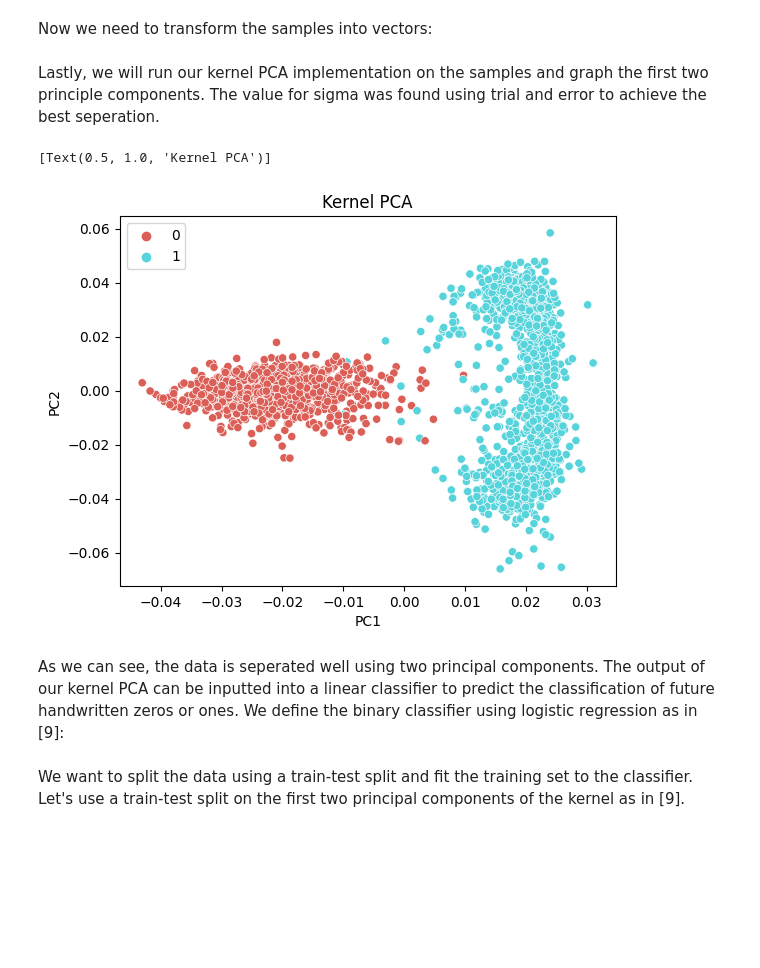
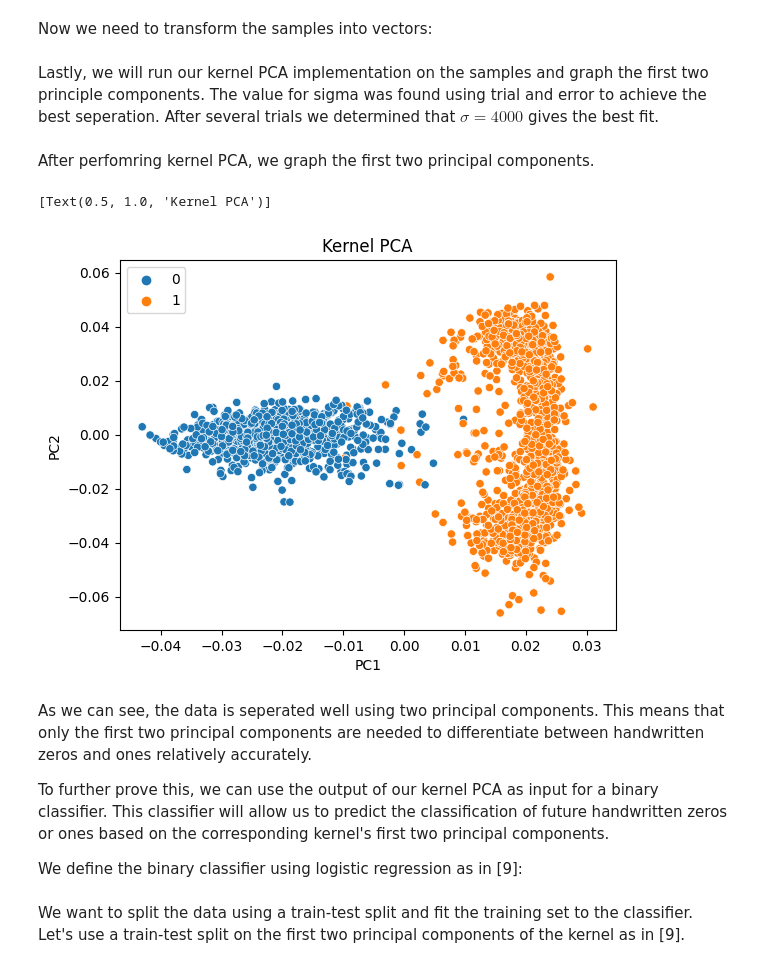
Before and after one commit to CrossWI/MATH535-Final, a Jupyter notebook: kernalPCA.ipynb, the cells around one changed output. Drawn from its saved outputs; the diff is of its cells as text; code cells hidden in the pictures; blank space fills up the shorter version.

```diff
--- a/kernalPCA.ipynb
+++ b/kernalPCA.ipynb
@@ -202,4 +204,4 @@ Now we need to transform the samples into vectors:
 X = np.vstack([train_imgs01[i].flatten() for i in range(len(train_labels01))])
 y = train_labels01
 # %% [markdown]
-Lastly, we will run our kernel PCA implementation on the samples and graph the first two principle components. The value for sigma was found using trial and error to achieve the best seperation.
+Lastly, we will run our kernel PCA implementation on the samples and graph the first two principle components. The value for sigma was found using trial and error to achieve the best seperation. After several trials we determined that $\sigma = 4000$ gives the best fit.
@@ -206,21 +212,21 @@ Lastly, we will run our kernel PCA implementation on the samples and graph the f
+# %% [markdown]
+After perfomring kernel PCA, we graph the first two principal components.
 # %%
-K = gaus_kernel(X, 4000)
-K_tilde = gram_matrix(K)
-K_kpca = compute_principal_components(K_tilde)
-
 df = pd.DataFrame()
 df["y"] = y
 df["PC1"] = K_kpca[:,0]
 df["PC2"] = K_kpca[:,1]
 
-sns.scatterplot(x="PC1", y="PC2", hue=df.y.tolist(),
-                palette=sns.color_palette("hls", 2),
-                data=df).set(title="Kernel PCA")
+sns.scatterplot(x="PC1", y="PC2", hue=df.y.tolist(), data=df).set(title="Kernel PCA")
 # %% [output]
 [Text(0.5, 1.0, 'Kernel PCA')]
-[figure, old version]
+[figure, new version]
 # %% [markdown]
-As we can see, the data is seperated well using two principal components. The output of our kernel PCA can be inputted into a linear classifier to predict the classification of future handwritten zeros or ones. We define the binary classifier using logistic regression as in [9]:
+As we can see, the data is seperated well using two principal components. This means that only the first two principal components are needed to differentiate between handwritten zeros and ones relatively accurately.
+
+To further prove this, we can use the output of our kernel PCA as input for a binary classifier. This classifier will allow us to predict the classification of future handwritten zeros or ones based on the corresponding kernel's first two principal components.
+
+We define the binary classifier using logistic regression as in [9]:
 # %%
 from sklearn.linear_model import LogisticRegression
 binary_classifier = LogisticRegression()
```
Also changed, not shown: parts of 9 cells of this notebook.
